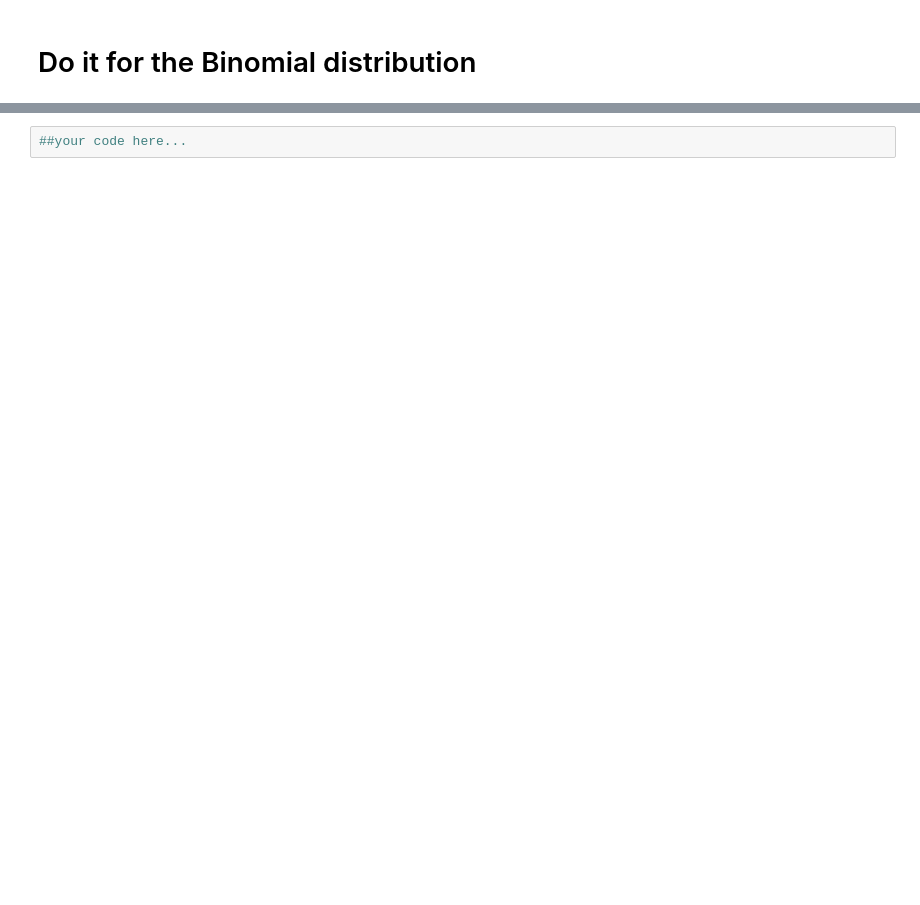
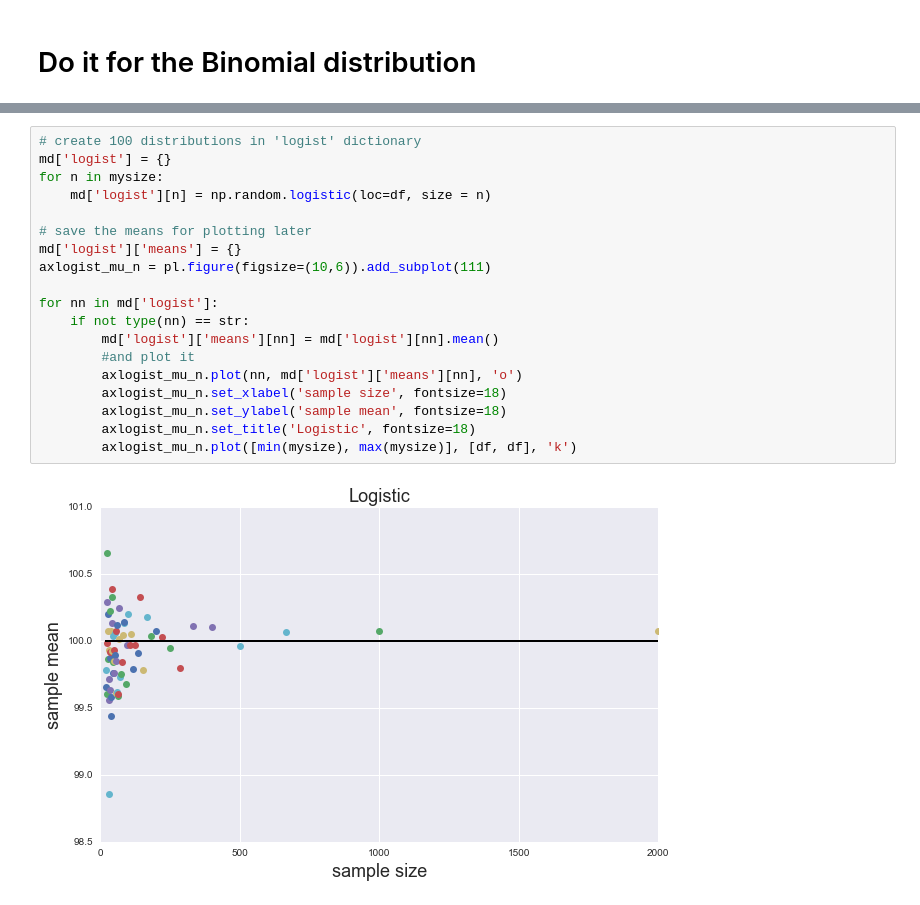
Before and after one commit to iwsstuart/PUI2016_is1480, a Jupyter notebook: HW3_is1480/Assignment1.ipynb, the cells around one changed output, grey strips where cells are left out. Drawn from its saved outputs; the diff is of its cells as text; blank space fills up the shorter version.

```diff
--- a/HW3_is1480/Assignment1.ipynb
+++ b/HW3_is1480/Assignment1.ipynb
@@ -237,2 +264,21 @@ pl.ylabel('N', fontsize = 14)
-# %%
-##your code here...
+# %%
+# create 100 distributions in 'logist' dictionary
+md['logist'] = {}
+for n in mysize:
+    md['logist'][n] = np.random.logistic(loc=df, size = n)
+
+# save the means for plotting later
+md['logist']['means'] = {}
+axlogist_mu_n = pl.figure(figsize=(10,6)).add_subplot(111)
+
+for nn in md['logist']:
+    if not type(nn) == str:
+        md['logist']['means'][nn] = md['logist'][nn].mean()
+        #and plot it
+        axlogist_mu_n.plot(nn, md['logist']['means'][nn], 'o')
+        axlogist_mu_n.set_xlabel('sample size', fontsize=18)
+        axlogist_mu_n.set_ylabel('sample mean', fontsize=18)
+        axlogist_mu_n.set_title('Logistic', fontsize=18)
+        axlogist_mu_n.plot([min(mysize), max(mysize)], [df, df], 'k')
+# %% [output]
+[figure, added]
```
Also changed, not shown: parts of 32 cells of this notebook.
